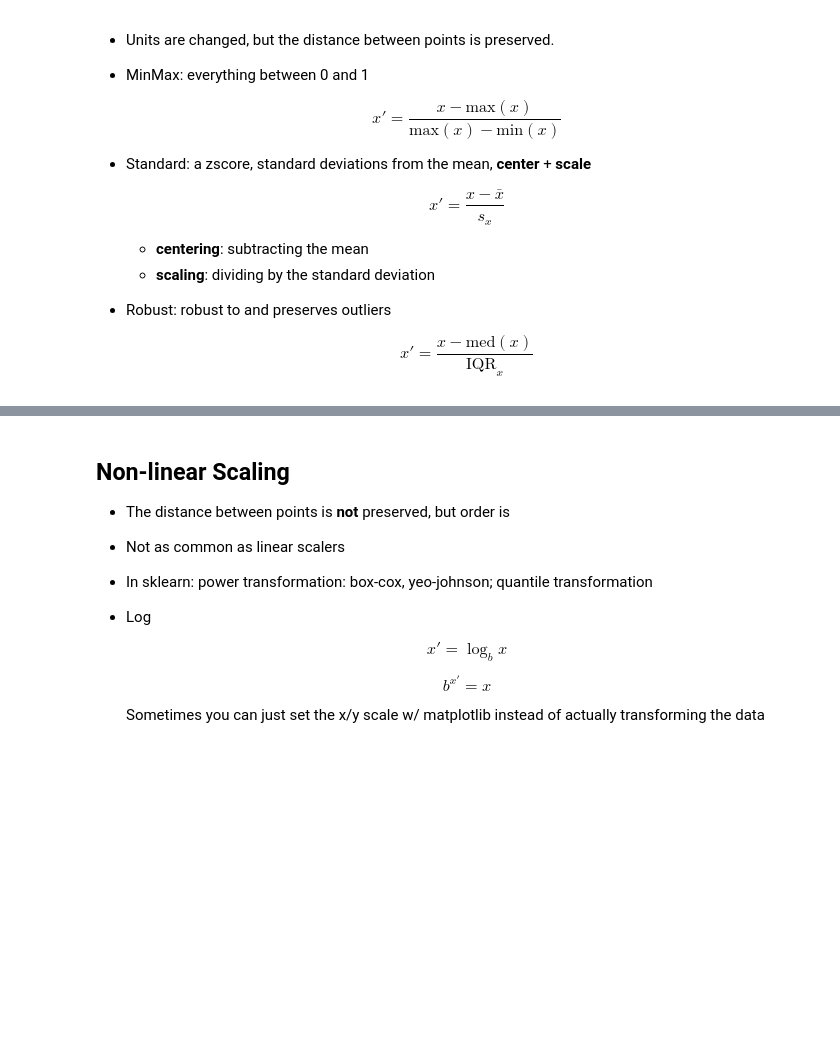
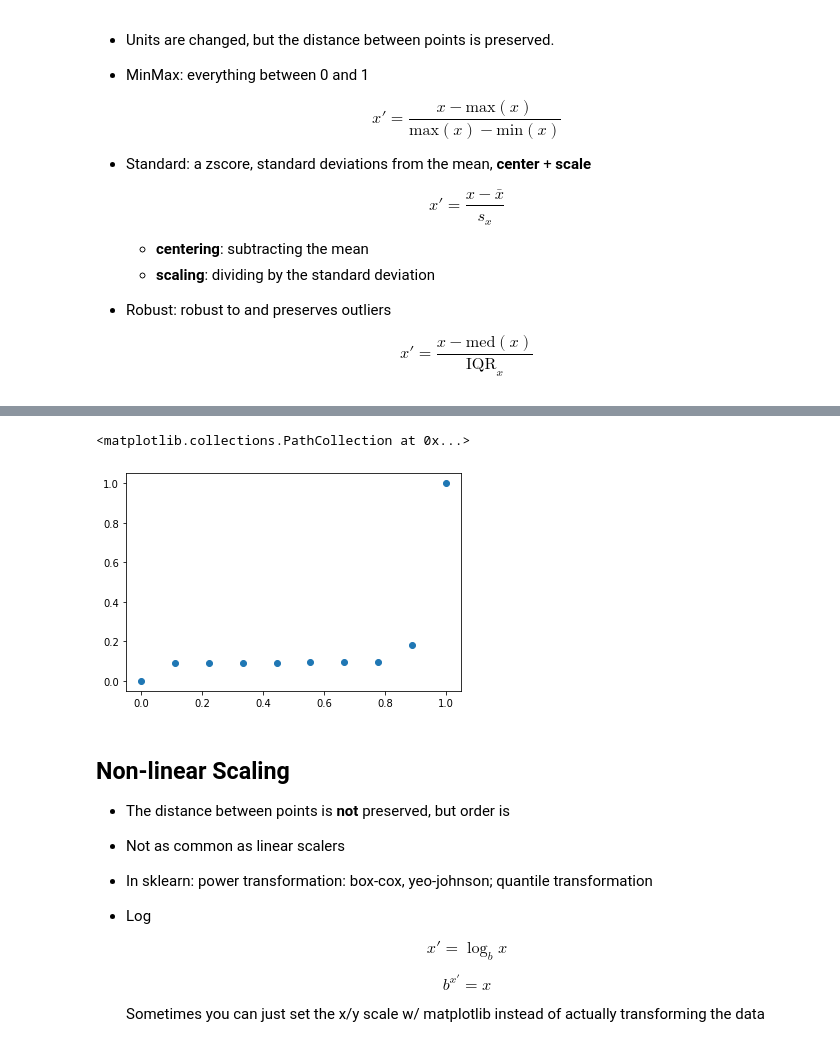
Before and after one commit to CodeupClassroom/innis-regression-exercises, a Jupyter notebook: scaling_lesson.ipynb, the cells around one changed output, grey strips where cells are left out. Cells and saved outputs as stored; diff of their text form; code cells hidden in the pictures; blank space fills up the shorter version.

```diff
--- a/scaling_lesson.ipynb
+++ b/scaling_lesson.ipynb
@@ -116,3 +189,8 @@ scaling_example[sorted(scaling_example)] # sort columns alphabetically
+# %%
+plt.scatter(scaling_example.x1_minmax, scaling_example.x2_minmax)
+# %% [output]
+<matplotlib.collections.PathCollection at 0x...>
+[figure, added]
 # %% [markdown]
 ## Non-linear Scaling
 
```
Also changed, not shown: parts of 18 cells of this notebook, 1 other file.
